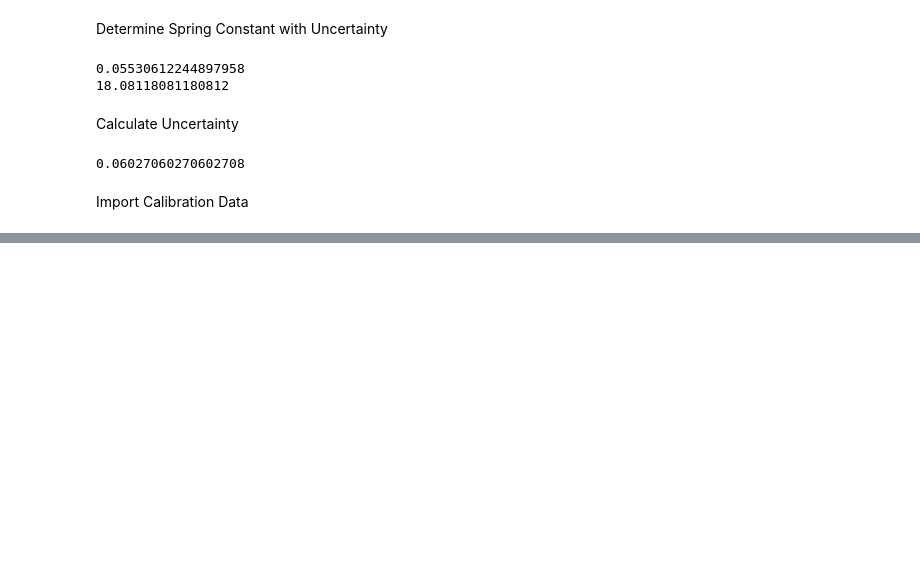
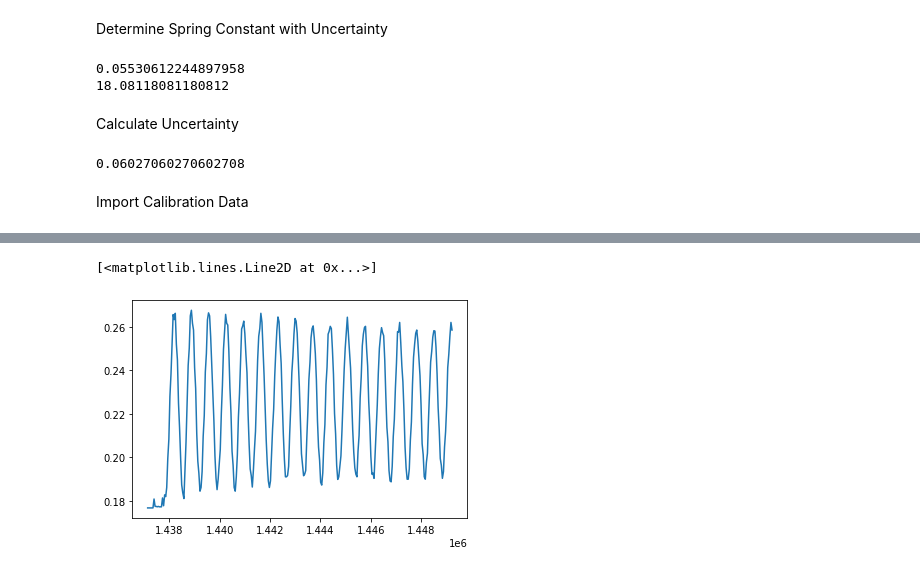
Before and after one commit to codegithubka/Physics-4AL-Gooogle-Collab-Files, a Jupyter notebook: PostLab3A.ipynb, the cells around one changed output, grey strips where cells are left out. Cells and saved outputs as stored; diff of their text form; code cells hidden in the pictures; blank space fills up the shorter version.

```diff
--- a/PostLab3A.ipynb
+++ b/PostLab3A.ipynb
@@ -53,3 +48,8 @@ osc = np.loadtxt('', delimiter=',')
+# %%
+x_cal = np.loadtxt('/content/drive/MyDrive/PHYSICS4AL/Unit 3 - Oscillations/3A/3AXAxis.txt', delimiter=',')
+y_cal = np.loadtxt('/content/drive/MyDrive/PHYSICS4AL/Unit 3 - Oscillations/3A/3AYAxis.txt', delimiter=',')
+z_cal = np.loadtxt('/content/drive/MyDrive/PHYSICS4AL/Unit 3 - Oscillations/3A/3AZAxis.txt', delimiter=',')
+osc = np.loadtxt('/content/drive/MyDrive/PHYSICS4AL/Unit 3 - Oscillations/3A/cycles.txt', delimiter=',')
 # %%
 xx = x_cal[:,2]
 xy = x_cal[:,3]
@@ -134,5 +156,7 @@ print('Intercept: '+ str(intercept))
 # %%
 osc_dist = osc[:,1]
 osc_time = osc[:,0]
-plt.plot(osc_time,osc_dist)
-print(osc)
+plt.plot(osc_time,osc_dist/100)
+# %% [output]
+[<matplotlib.lines.Line2D at 0x...>]
+[figure, added]
```
Also changed, not shown: parts of 10 cells of this notebook.
